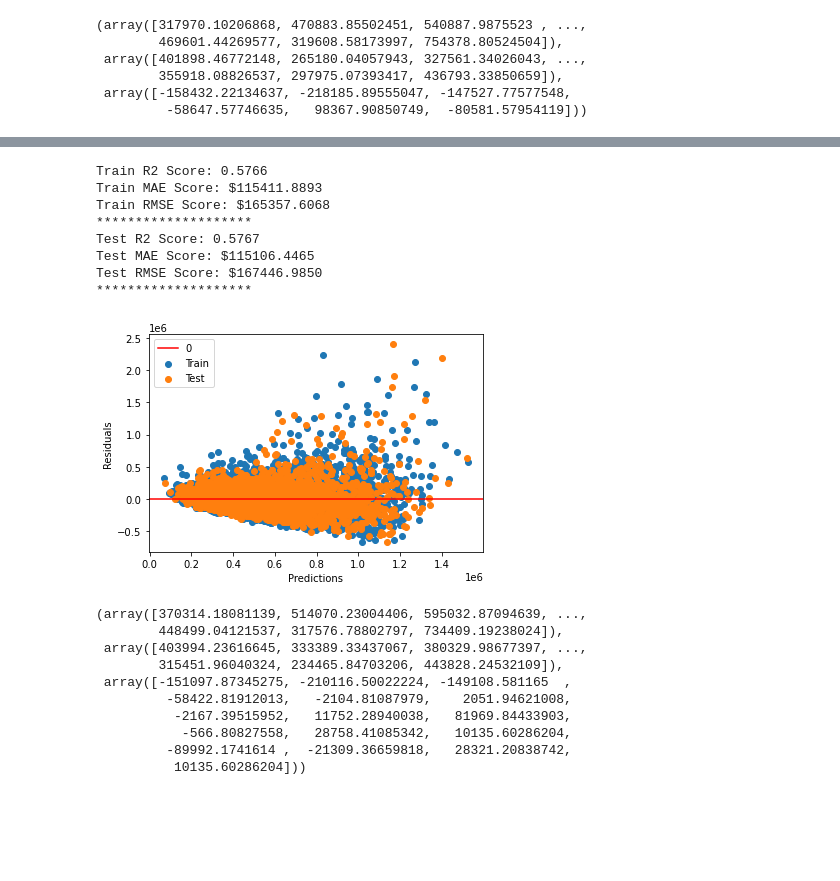
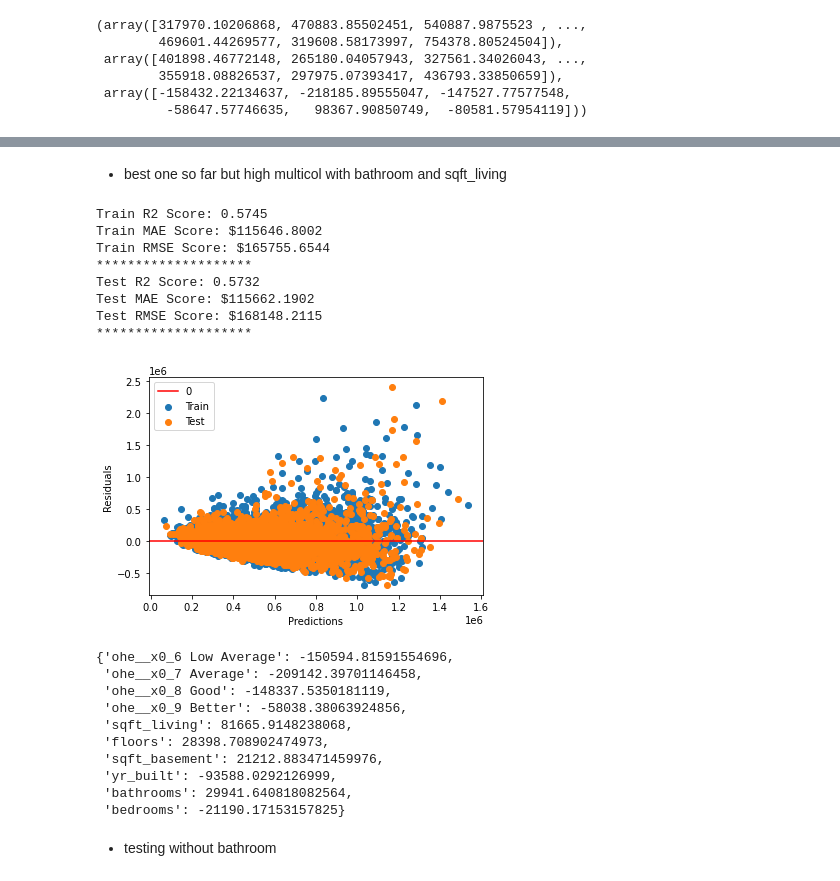
Before and after one commit to pjlannoo/Housing-Data-Project, a Jupyter notebook: Notebooks/David/Final_Model_Maybe.ipynb, the cells around one changed output, grey strips where cells are left out. Drawn from its saved outputs; the diff is of its cells as text; code cells hidden in the pictures; blank space fills up the shorter version.

Commit message:
Make final model, unscale

```diff
--- a/Notebooks/David/Final_Model_Maybe.ipynb
+++ b/Notebooks/David/Final_Model_Maybe.ipynb
@@ -304,2 +337,2 @@ Test RMSE Score: $173101.4547
 # %%
-rel = data[['sqft_living', 'sqft_lot', 'floors', 'sqft_basement', 'yr_built', 'bedrooms', 'bathrooms', 'sqft_basement', 'condition', 'grade']]
+rel = data[['sqft_living', 'floors', 'sqft_basement', 'yr_built', 'bathrooms','bedrooms', 'grade']]
@@ -306,9 +378,6 @@ rel = data[['sqft_living', 'sqft_lot', 'floors', 'sqft_basement', 'yr_built', 'b
 # %%
-X_train3, X_test3, y_train3, y_test3 = train_test_split(rel, data['price'],
-                                                    test_size=0.33,
-                                                    random_state=42)
 
-cat_cols = ['grade', 'condition']
+cat_cols = ['grade']
 
 # create an encoder object
 encoder = OneHotEncoder(handle_unknown='error',
@@ -323,31 +392,36 @@ ct.fit(X_train3)
 X_train_enc3 = ct.transform(X_train3)
 X_test_enc3 = ct.transform(X_test3)
 
+#scale values
 scaler = StandardScaler()
 
 scaler.fit(X_train_enc3)
 
 X_train_scaled3 = scaler.transform(X_train_enc3)
 X_test_scaled3 = scaler.transform(X_test_enc3)
+# %% [markdown]
+- best one so far but high multicol with bathroom and sqft_living
 # %%
-evaluate_model(X_train_scaled3, X_test_scaled3, y_train3, y_test3)
+dict(zip(ct.get_feature_names(), evaluate_model(X_train_scaled3, X_test_scaled3, y_train3, y_test3)[2]))
 # %% [output]
-Train R2 Score: 0.5766
-Train MAE Score: $115411.8893
-Train RMSE Score: $165357.6068
+Train R2 Score: 0.5745
+Train MAE Score: $115646.8002
+Train RMSE Score: $165755.6544
 ********************
-Test R2 Score: 0.5767
-Test MAE Score: $115106.4465
-Test RMSE Score: $167446.9850
+Test R2 Score: 0.5732
+Test MAE Score: $115662.1902
+Test RMSE Score: $168148.2115
 ********************
-[figure, old version]
+[figure, new version]
-(array([370314.18081139, 514070.23004406, 595032.87094639, ...,
-        448499.04121537, 317576.78802797, 734409.19238024]),
- array([403994.23616645, 333389.33437067, 380329.98677397, ...,
-        315451.96040324, 234465.84703206, 443828.24532109]),
- array([-151097.87345275, -210116.50022224, -149108.581165  ,
-         -58422.81912013,   -2104.81087979,    2051.94621008,
-          -2167.39515952,   11752.28940038,   81969.84433903,
-           -566.80827558,   28758.41085342,   10135.60286204,
-         -89992.1741614 ,  -21309.36659818,   28321.20838742,
-          10135.60286204]))
+{'ohe__x0_6 Low Average': -150594.81591554696,
+ 'ohe__x0_7 Average': -209142.39701146458,
+ 'ohe__x0_8 Good': -148337.5350181119,
+ 'ohe__x0_9 Better': -58038.38063924856,
+ 'sqft_living': 81665.9148238068,
+ 'floors': 28398.708902474973,
+ 'sqft_basement': 21212.883471459976,
+ 'yr_built': -93588.0292126999,
+ 'bathrooms': 29941.640818082564,
+ 'bedrooms': -21190.17153157825}
+# %% [markdown]
+- testing without bathroom
```
Also changed, not shown: parts of 26 cells of this notebook, 2 other files.
